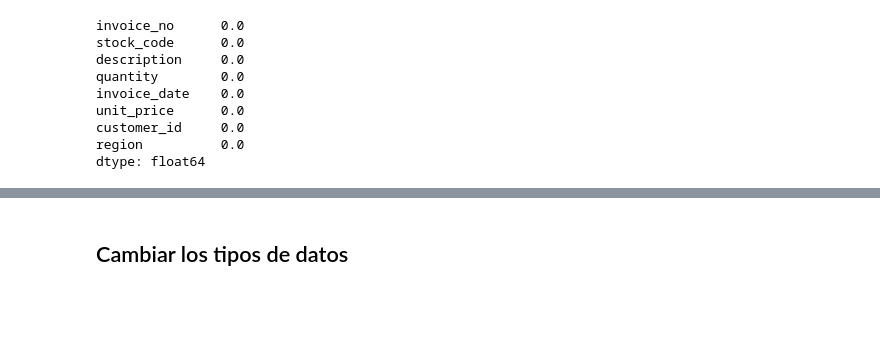
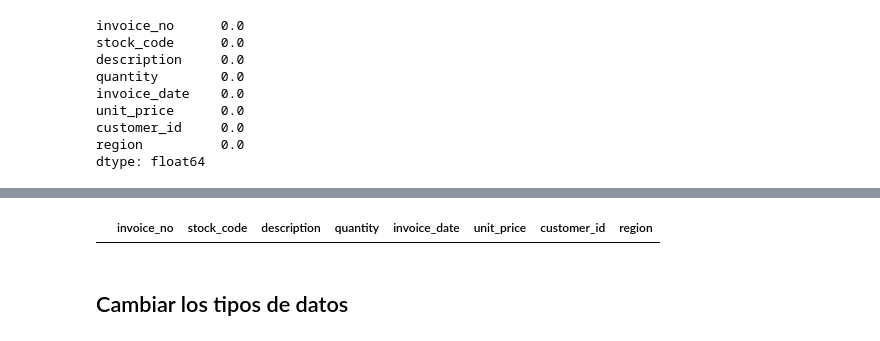
Before and after one commit to shimapi/hackathon-tripleten, a Jupyter notebook: notebook/EDA.ipynb, the cells around one changed output, grey strips where cells are left out. Saved outputs shown, nothing was run; the diff lists cells and outputs as text; code cells hidden in the pictures; blank space fills up the shorter version.

```diff
--- a/notebook/EDA.ipynb
+++ b/notebook/EDA.ipynb
@@ -130,3 +150,12 @@ dtype: float64
+# %%
+# Remplazar cadenas vacias por unknown
+df_online_retail_cleaned = df_online_retail_cleaned.replace('','unknown')
+
+# Encontrar cadenas vacías
+empty_strings = df_online_retail_cleaned[df_online_retail_cleaned['description'] == '']
+empty_strings.head()
+# %% [output]
+|  | invoice_no | stock_code | description | quantity | invoice_date | unit_price | customer_id | region |
 # %% [markdown]
 ## Cambiar los tipos de datos
 # %%
```
Also changed, not shown: parts of 11 cells of this notebook.
